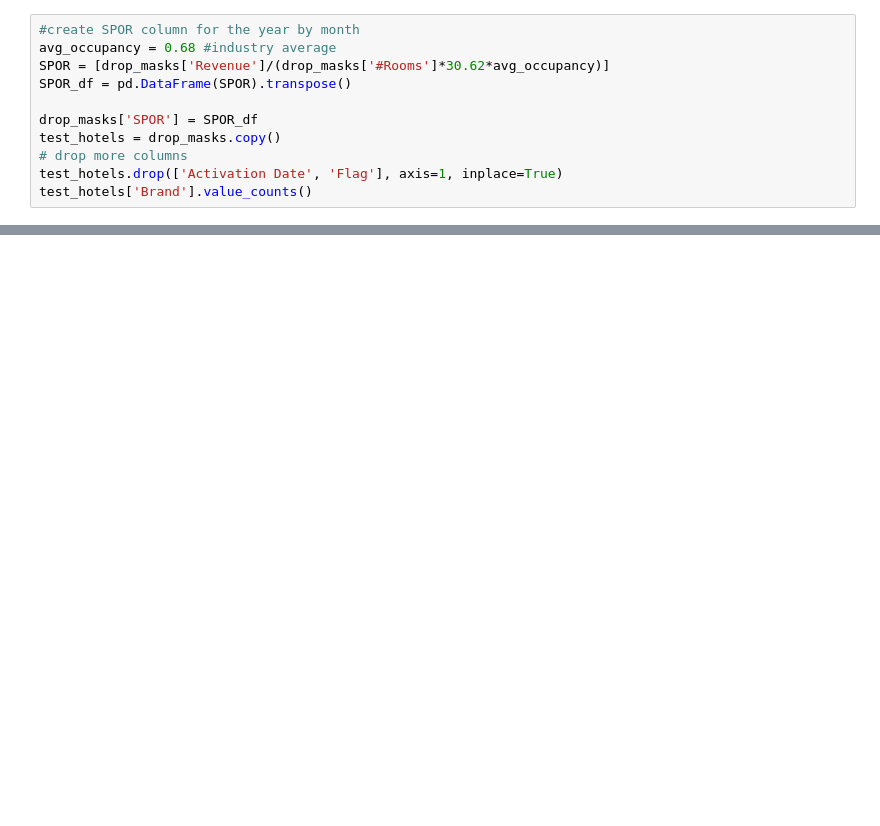
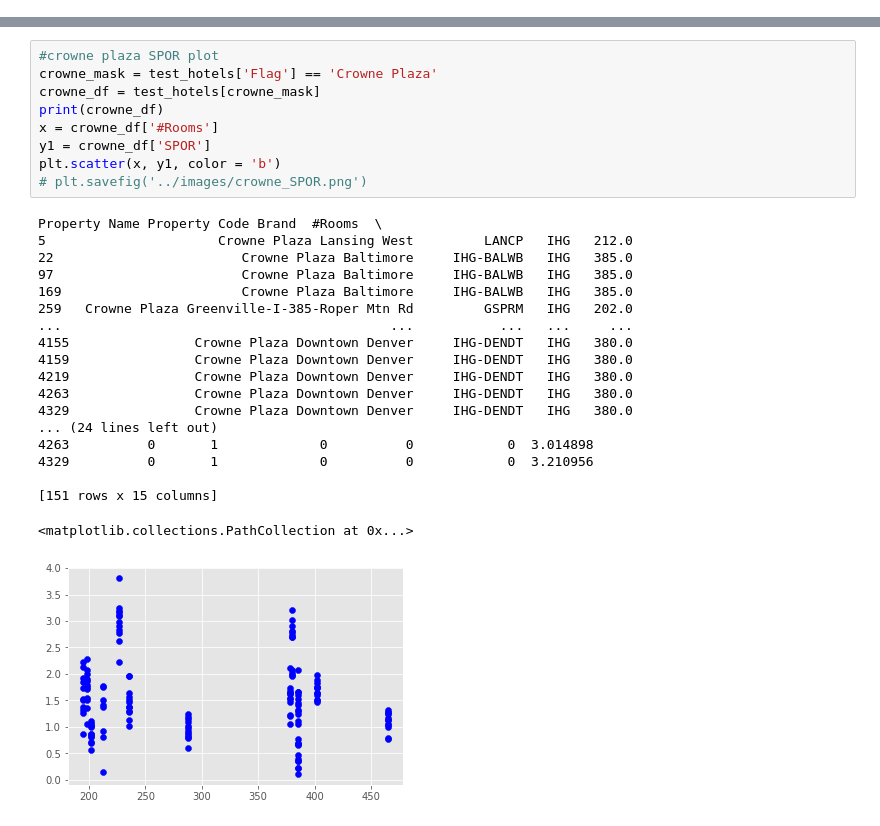
Before and after one commit to allisonhenge/Impulse-Spending, a Jupyter notebook: notebooks/capstone3.ipynb, the cells around one changed output, grey strips where cells are left out. Drawn from its saved outputs; the diff is of its cells as text; blank space fills up the shorter version.

```diff
--- a/notebooks/capstone3.ipynb
+++ b/notebooks/capstone3.ipynb
@@ -226,11 +12,0 @@ drop_masks
-# %%
-#create SPOR column for the year by month
-avg_occupancy = 0.68 #industry average
-SPOR = [drop_masks['Revenue']/(drop_masks['#Rooms']*30.62*avg_occupancy)]
-SPOR_df = pd.DataFrame(SPOR).transpose()
-
-drop_masks['SPOR'] = SPOR_df
-test_hotels = drop_masks.copy()
-# drop more columns
-test_hotels.drop(['Activation Date', 'Flag'], axis=1, inplace=True)
-test_hotels['Brand'].value_counts()
@@ -243,0 +30,29 @@ Name: Brand, dtype: int64
+# %%
+#crowne plaza SPOR plot
+crowne_mask = test_hotels['Flag'] == 'Crowne Plaza'
+crowne_df = test_hotels[crowne_mask]
+print(crowne_df)
+x = crowne_df['#Rooms']
+y1 = crowne_df['SPOR']
+plt.scatter(x, y1, color = 'b')
+# plt.savefig('../images/crowne_SPOR.png')
+# %% [output]
+Property Name Property Code Brand  #Rooms  \
+5                      Crowne Plaza Lansing West         LANCP   IHG   212.0
+22                        Crowne Plaza Baltimore     IHG-BALWB   IHG   385.0
+97                        Crowne Plaza Baltimore     IHG-BALWB   IHG   385.0
+169                       Crowne Plaza Baltimore     IHG-BALWB   IHG   385.0
+259   Crowne Plaza Greenville-I-385-Roper Mtn Rd         GSPRM   IHG   202.0
+...                                          ...           ...   ...     ...
+4155                Crowne Plaza Downtown Denver     IHG-DENDT   IHG   380.0
+4159                Crowne Plaza Downtown Denver     IHG-DENDT   IHG   380.0
+4219                Crowne Plaza Downtown Denver     IHG-DENDT   IHG   380.0
+4263                Crowne Plaza Downtown Denver     IHG-DENDT   IHG   380.0
+4329                Crowne Plaza Downtown Denver     IHG-DENDT   IHG   380.0
+... (24 lines left out)
+4263          0       1             0          0            0  3.014898
+4329          0       1             0          0            0  3.210956
+
+[151 rows x 15 columns]
+<matplotlib.collections.PathCollection at 0x...>
+[figure, added]
```
Also changed, not shown: parts of 19 cells of this notebook, 6 other files.
